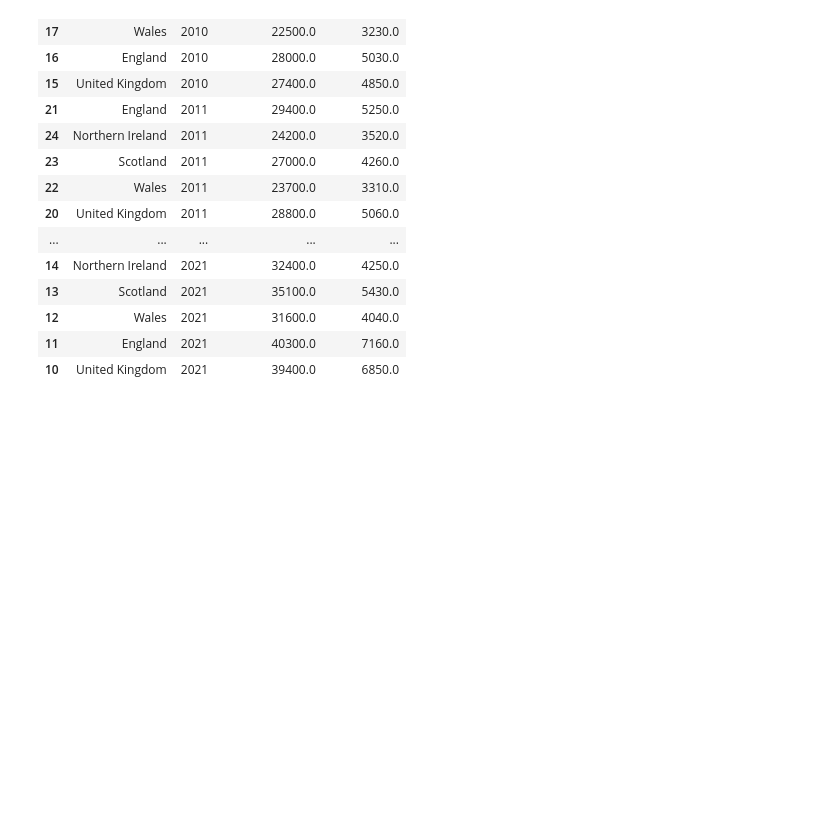
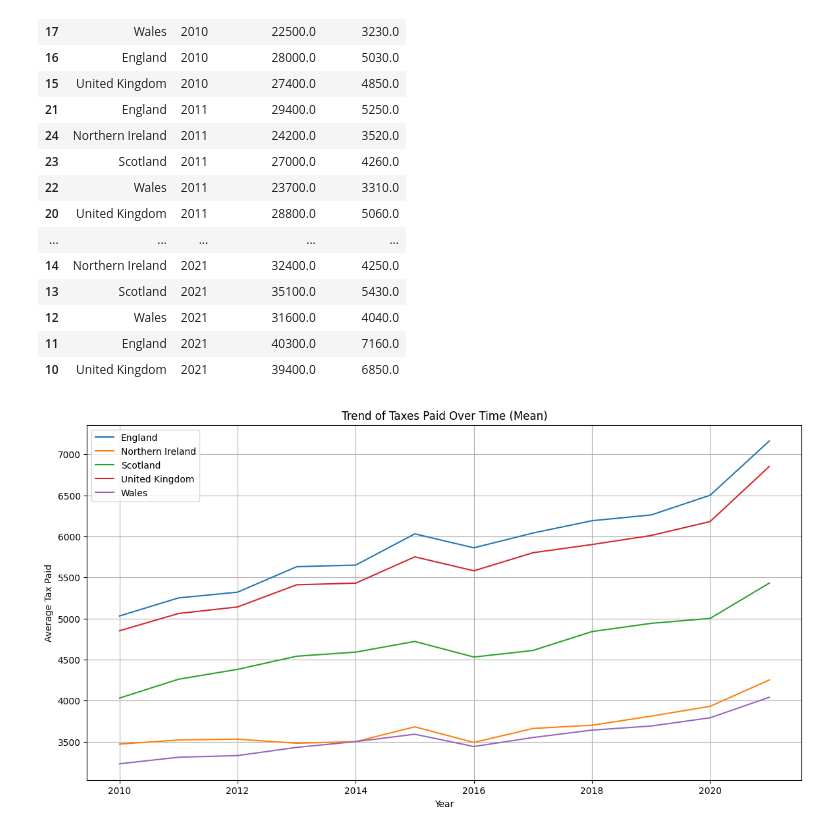
Before and after one commit to qa21336/HousingStatisticsAnalysis-, a Jupyter notebook: src/UK-Tax.ipynb, the cells around one changed output. Saved outputs shown, nothing was run; the diff lists cells and outputs as text; code cells hidden in the pictures; blank space fills up the shorter version.

Commit message:
Added plots

```diff
--- a/src/UK-Tax.ipynb
+++ b/src/UK-Tax.ipynb
@@ -110,13 +107,15 @@ import matplotlib.pyplot as plt
 import numpy as np
 # %%
 plt.figure(figsize=(14,7))
-plt.title('Trend of Price to Earning Ratio Over Time (Median)')
+plt.title('Trend of Taxes Paid Over Time (Mean)')
 plt.xlabel('Year')
-plt.ylabel('Price to Earning Ratio')
+plt.ylabel('Average Tax Paid')
 plt.grid(True)
 
 for name, group in df.groupby('Name'):
-    plt.plot(group['Plot_Year'], group['price_to_earning'], label=name)
+    plt.plot(group['Year'], group['average_tax'], label=name)
 
 plt.legend()
 plt.show()
+# %% [output]
+[figure, added]
```
Also changed, not shown: parts of 1 cell of this notebook.
